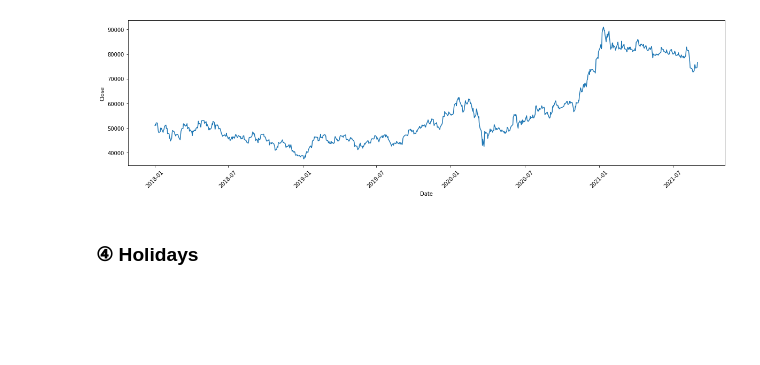
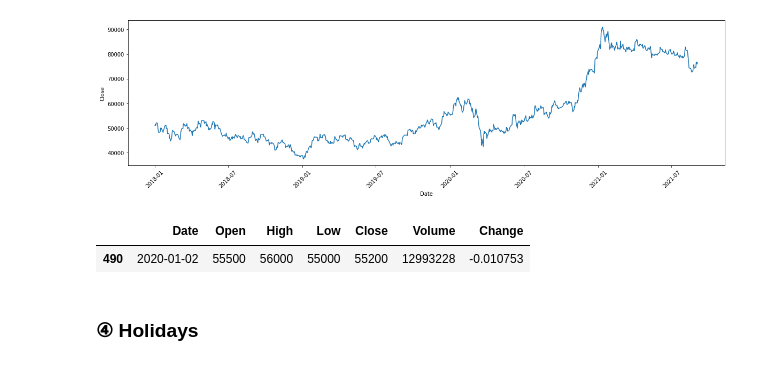
Before and after one commit to gentle-potato/21KDT-Project, a Jupyter notebook: 3. Final/Giro Dictionary.ipynb, the cells around one changed output. Saved outputs shown, nothing was run; the diff lists cells and outputs as text; code cells hidden in the pictures; blank space fills up the shorter version.

```diff
--- a/3. Final/Giro Dictionary.ipynb
+++ b/3. Final/Giro Dictionary.ipynb
@@ -158,6 +162,11 @@ plt.xticks(rotation=45)
 plt.show()
 # %% [output]
 [figure]
+# %%
+samsung[samsung['Date']=='2020-01-02']
+# %% [output]
+|  | Date | Open | High | Low | Close | Volume | Change |
+| 490 | 2020-01-02 | 55500 | 56000 | 55000 | 55200 | 12993228 | -0.010753 |
 # %% [markdown]
 ### **④ Holidays**
 # %%
```
Also changed, not shown: parts of 31 cells of this notebook, 7 other files.
